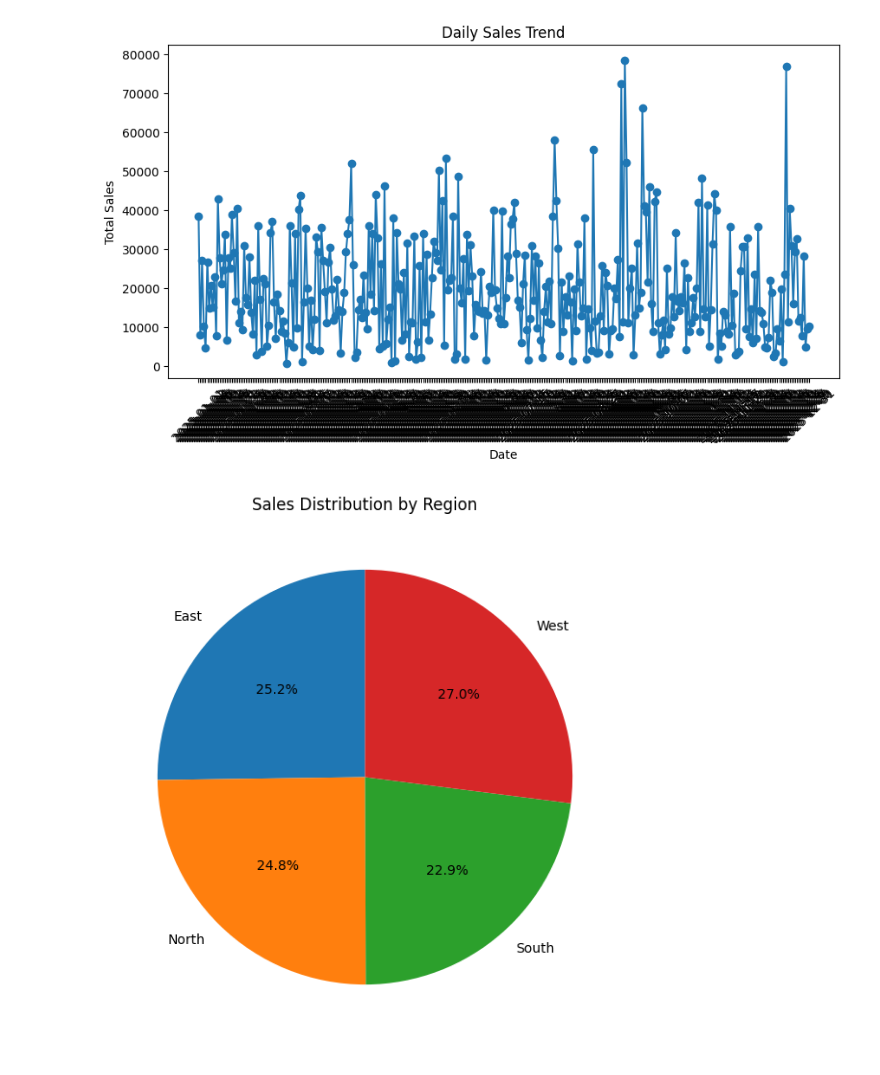
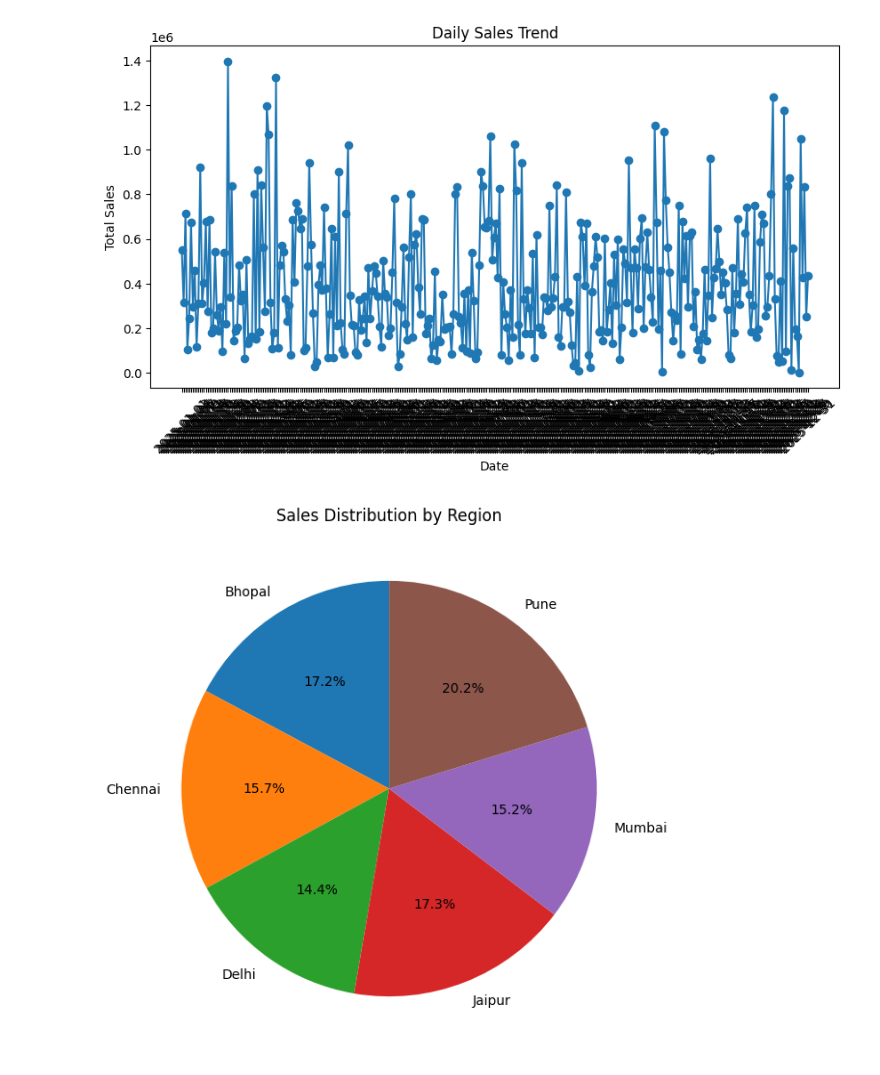
Before and after one commit to najrinkhan700-tech/Data-Science-Internship, a Jupyter notebook: Day 8/DataVisualization.ipynb, the cells around one changed output. Cells and saved outputs as stored; diff of their text form; code cells hidden in the pictures.

Commit message:
Added Day 3 Day 4 and updated datasets

```diff
--- a/Day 8/DataVisualization.ipynb
+++ b/Day 8/DataVisualization.ipynb
@@ -5,6 +5,6 @@ import matplotlib.pyplot as plt
 import pandas as pd
 import matplotlib.pyplot as plt
 
-df = pd.read_csv("fashion_sales_1000_rows.csv")
+df = pd.read_csv("SalesDataset.csv")
 df.head()
 # %% [output]
@@ -32,6 +32,6 @@ plt.show()
 # %%
 # Line Chart (Sales Trend)
-daily_sales = df.groupby("Order Date")["Total Sales"].sum()
+daily_sales = df.groupby("OrderDate")["TotalSales"].sum()
 
 plt.figure(figsize=(10,5))
 plt.plot(daily_sales.index, daily_sales.values, marker='o')
@@ -44,20 +44,20 @@ plt.xticks(rotation=45)
 plt.savefig("line_chart.png")
 plt.show()
 # %% [output]
-[figure, old version]
+[figure, new version]
 # %%
 # Pie Chart (Sales by Region)
-region_sales = df.groupby("Region")["Total Sales"].sum()
+region_sales = df.groupby("City")["TotalSales"].sum()
 
 plt.figure(figsize=(7,7))
 plt.pie(region_sales.values,
         labels=region_sales.index,
         autopct='%1.1f%%',
         startangle=90)
 
 plt.title("Sales Distribution by Region")
 
 plt.savefig("pie_chart.png")
 plt.show()
 # %% [output]
-[figure, old version]
+[figure, new version]
```
Also changed, not shown: parts of 2 cells of this notebook, 26 other files.
